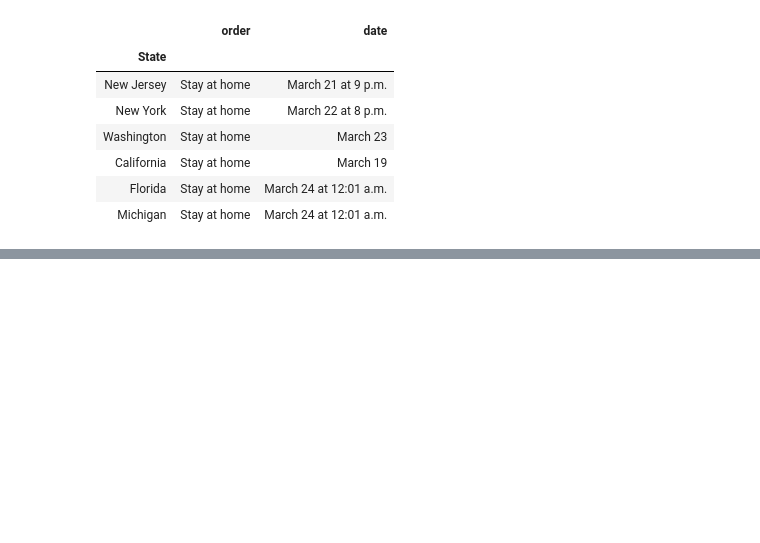
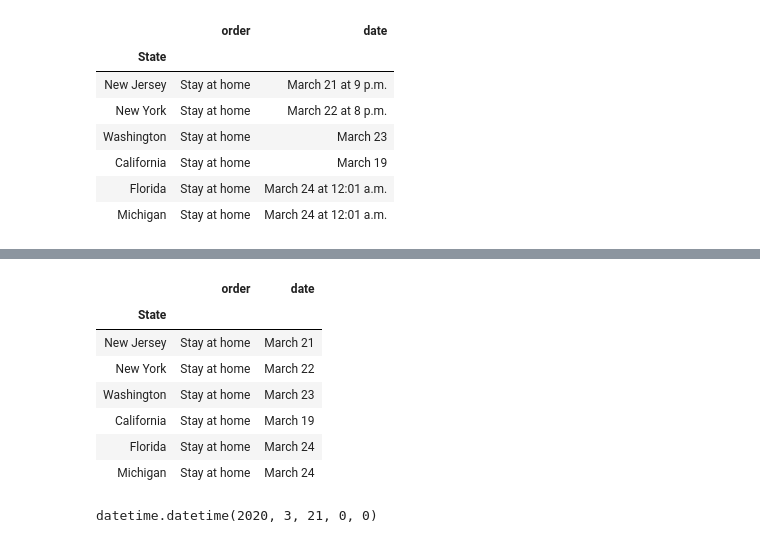
Before and after one commit to positivelyalli/COVID19_ETL_Project, a Jupyter notebook: state_measures.ipynb, the cells around one changed output, grey strips where cells are left out. Drawn from its saved outputs; the diff is of its cells as text; code cells hidden in the pictures; blank space fills up the shorter version.

```diff
--- a/state_measures.ipynb
+++ b/state_measures.ipynb
@@ -196,0 +213,16 @@ top_six_df2 = top_six_df.to_datetime()
+# %%
+top_six_df = top_six_df[['order','date']]
+top_six_df
+# %% [output]
+|  | order | date |
+| State |  |  |
+| New Jersey | Stay at home | March 21 |
+| New York | Stay at home | March 22 |
+| Washington | Stay at home | March 23 |
+| California | Stay at home | March 19 |
+| Florida | Stay at home | March 24 |
+| Michigan | Stay at home | March 24 |
+# %%
+datetime.strptime('March 21 2020', '%B %d %Y')
+# %% [output]
+datetime.datetime(2020, 3, 21, 0, 0)
```
Also changed, not shown: parts of 10 cells of this notebook, 1 other file.
